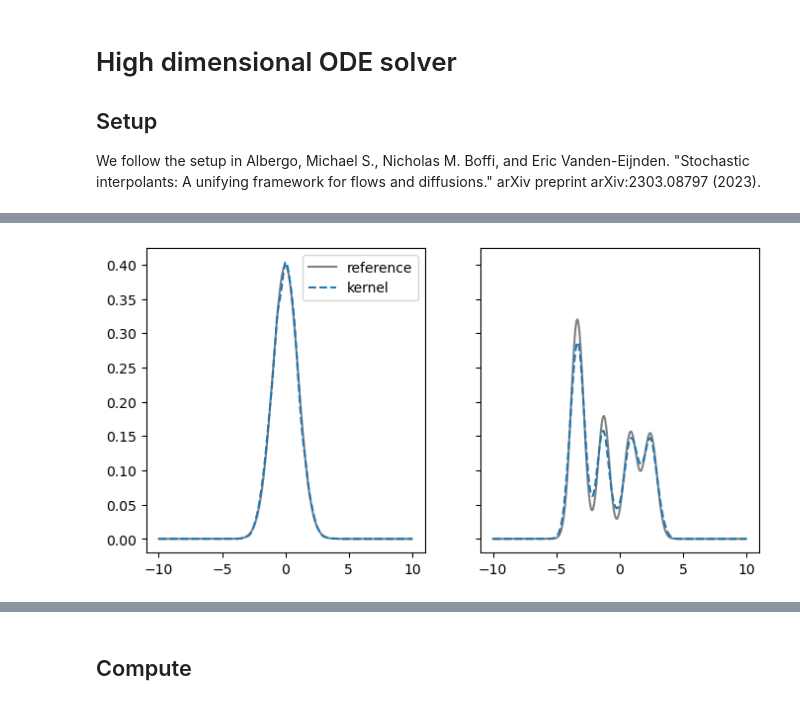
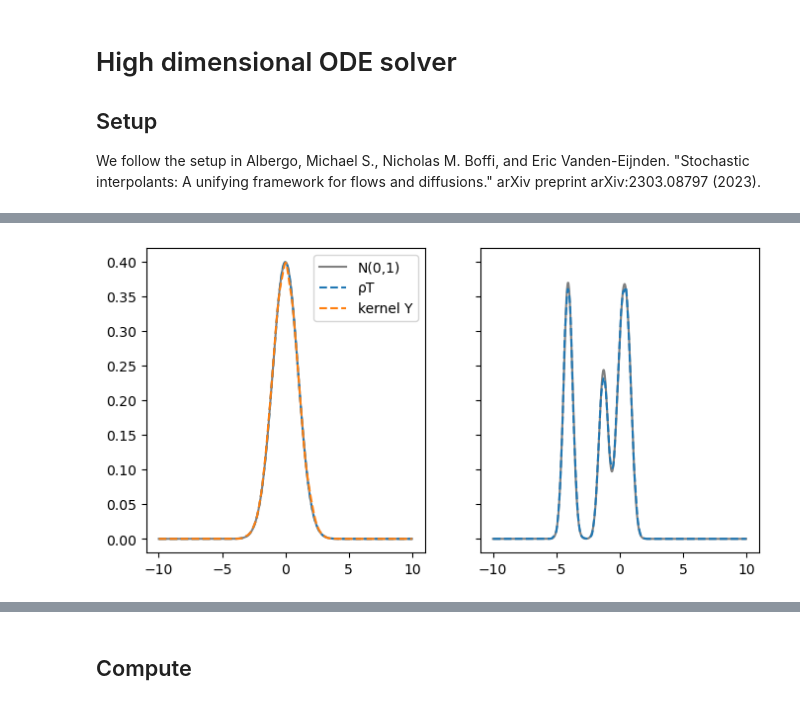
Before and after one commit to Zhengyu-Huang/InverseProblems.jl, a Jupyter notebook: Diffusion/Gaussian-mixture-density.ipynb, the cells around one changed output, grey strips where cells are left out. Saved outputs shown, nothing was run; the diff lists cells and outputs as text; code cells hidden in the pictures.

```diff
--- a/Diffusion/Gaussian-mixture-density.ipynb
+++ b/Diffusion/Gaussian-mixture-density.ipynb
@@ -261,13 +261,13 @@ solve (generic function with 2 methods)
 # %%
 x_w = [0.3; 0.3; 0.4]
 x_mean = vcat([-6.0;;], [4.0;;], [6.0;;])
-xx_cov = vcat([0.25;;;], [0.25;;;], [0.25;;;])
+xx_cov = [[0.25;;], [0.25;;], [0.25;;]]
 
 x_l, x_r, Ne = -10, 10, 1000
 Δx = (x_r - x_l) / Ne
 xx = LinRange(x_l, x_r, Ne + 1)
 xc = (xx[1:Ne] + xx[2:Ne+1])/2.0
-T, Nt = 4.0, 4000
+T, Nt = 8.0, 8000
 
 #ρ0 = compute_qt(x_w, x_mean, xx_cov, T, Array(reshape(xc, (Ne, 1))))
 #ρ0 = compute_qt([1.0;], [0.0;;], [1.0;;;], 0.0, Array(reshape(xc, (Ne, 1))))
@@ -437,14 +441,14 @@ x_l, x_r, Ne = -10, 10, 1000
 Δx = (x_r - x_l) / Ne
 xx = LinRange(x_l, x_r, Ne + 1)
 xc = (xx[1:Ne] + xx[2:Ne+1])/2.0
-ρ0 = compute_qt([1.0;], [0.0;;], [1.0;;;], 0.0, Array(reshape(xc, (Ne, 1))))
+ρ0 = compute_qt([1.0;], [0.0;;], [[1.0;;]], 0.0, Array(reshape(xc, (Ne, 1))))
 kernel = kde(Y0[:,1], bandwidth=cbandwidth(0.0))
 ρ̂0 = pdf(kernel, xc)
 ρT = compute_qt(x_w, x_mean, xx_cov, 0.0, Array(reshape(xc, (Ne, 1))))
 YT = rand(MixtureModel(Normal[
-   Normal(x_mean[1,1], sqrt(xx_cov[1,1,1])),
-   Normal(x_mean[2,1], sqrt(xx_cov[2,1,1])),
-   Normal(x_mean[3,1], sqrt(xx_cov[3,1,1]))], x_w), (Ny, dim))
+   Normal(x_mean[1,1], sqrt(xx_cov[1][1,1])),
+   Normal(x_mean[2,1], sqrt(xx_cov[2][1,1])),
+   Normal(x_mean[3,1], sqrt(xx_cov[3][1,1]))], x_w), (Ny, dim))
 
 kernel = kde(YT[:,1], bandwidth=cbandwidth(0.0))
 ρ̂T = pdf(kernel, xc)
@@ -485,8 +489,10 @@ TVes = zeros(Ntype, Nδ)
 rmeanes = zeros(Ntype, Nδ)   #relative mean error
 rcoves = zeros(Ntype, Nδ)    #relative covariance error
 GM_mean = x_w' * x_mean[:,1]
-GM_cov = x_w' * xx_cov[:,1,1] + x_w'* (x_mean[:,1] .- GM_mean).^2
-
+GM_cov = 0
+for i = 1:length(x_w)
+    GM_cov += x_w[i] * (xx_cov[i][1,1] + (x_mean[i,1] - GM_mean)^2)
+end
 for itype = 1:Ntype
     for iδ = 1:Nδ
         YT = Ys[itype, iδ, end, :, :]
@@ -578,23 +584,24 @@ We follow the setup in Albergo, Michael S., Nicholas M. Boffi, and Eric Vanden-E
 # %%
 Random.seed!(123)
 # Ny, dim = 40000, 128
-Ny, dim = 10000, 16
+Ny, dim = 40000, 128
 N_modes = 5
-x_w =  ones(N_modes)/N_modes
+x_w =  rand(Uniform(0,1), N_modes)
+x_w = x_w/sum(x_w)
+@info "reference x_w = ", x_w
+
 x_mean = 3.0*rand(Normal(0, 1), (N_modes, dim))
-xx_cov = zeros(N_modes, dim, dim)
-
+xx_cov = []
 for i = 1:N_modes
-    W = rand(Normal(0, 1), (dim, dim))
-    xx_cov[i,:,:] = 0.25*(W'*W/dim + I)/2.0
-    # xx_cov[i,:,:] += 0.25*I
+    W = rand(Normal(0, 1), (dim))
+    push!(xx_cov, 0.25*(Diagonal(W.*W)/dim + I)/2.0)
 end
 
-T, Nt = 4.0, 100
+T = 8.0
 Y0 = rand(Normal(0, 1), (Ny, dim))
 
 
-cbandwidth(t) = (4/(Ny*(1 + 2)))^(1/(1+4)) * (sqrt(2)*t/T + 1.0*(1 - t/T))
+cbandwidth(t) = (4/(Ny*(1 + 2)))^(1/(1+4)) * (0.5*t/T + 1.0*(1 - t/T))
 
 x_l, x_r, Ne = -10, 10, 1000
 Δx = (x_r - x_l) / Ne
@@ -602,27 +609,56 @@ xx = LinRange(x_l, x_r, Ne + 1)
 xc = (xx[1:Ne] + xx[2:Ne+1])/2.0
 
 
-# Visualize initial condition
+# Visualize/validate initial condition
 fig, ax = fig, ax = PyPlot.subplots(nrows = 1, ncols=2, sharex=true, sharey="row", figsize=(8,4))
-
-ρ0 = compute_qt([1.0;], [0.0;;], [1.0;;;], 0.0, Array(reshape(xc, (Ne, 1))))
+ρ0 = compute_qt([1.0;], [0.0;;], [[1.0;;]], 0.0, Array(reshape(xc, (Ne, 1))))
+ρT = compute_qt(x_w, x_mean[:, 1:1], [xx_cov[i][1:1,1:1] for i = 1:N_modes], T, Array(reshape(xc, (Ne, 1))))
+x_mean_T, xx_cov_T = compute_mt_covt(x_w, x_mean, xx_cov, T)
+GM_mean_T = x_mean_T' * x_w
+GM_cov_T = zeros(dim, dim)
+for i = 1:N_modes
+    GM_cov_T += x_w[i] * (xx_cov_T[i] + (x_mean_T[i,:] - GM_mean_T)*(x_mean_T[i,:] - GM_mean_T)')
+end
 kernel = kde(Y0[:,1], bandwidth=cbandwidth(0.0))
 ρ̂0 = pdf(kernel, xc)
-ax[1].plot(xc, ρ0, "-", color="grey", label="reference")
-ax[1].plot(xc, ρ̂0, "--", color="C0", label="kernel")
+@info "ρT vs N(0,1)  TV: ", sum(abs.(ρ0 - ρT)) / 2.0 * (xc[2] - xc[1]) , " mean: ", norm(GM_mean_T),  " cov: ", norm(GM_cov_T - I)/norm(Diagonal(ones(dim)))
+
+
+GM_mean_esti = sum(Y0, dims=1)[:]/Ny
+rcove   = norm((Y0 - ones(Ny)*GM_mean_esti')'*(Y0 - ones(Ny)*GM_mean_esti')/Ny - I) / norm(Diagonal(ones(dim)))
+@info "Y vs N(0,1)  TV: ", sum(abs.(ρ0 - ρ̂0)) / 2.0 * (xc[2] - xc[1]) , " mean: ", norm(GM_mean_esti),  " cov: ", rcove
+
+
+ax[1].plot(xc, ρ0, "-", color="grey", label="N(0,1)")
+ax[1].plot(xc, ρT, "--", color="C0", label="ρT")
+ax[1].plot(xc, ρ̂0, "--", color="C1", label="kernel Y")
 ax[1].legend()
 
-
-ρT = compute_qt(x_w, x_mean[:, 1:1], xx_cov[:,1:1,1:1], 0.0, Array(reshape(xc, (Ne, 1))))
+# test on final solution
+ρT = compute_qt(x_w, x_mean[:, 1:1], [xx_cov[i][1:1,1:1] for i = 1:N_modes], 0.0, Array(reshape(xc, (Ne, 1))))
 YT = rand(MixtureModel(MvNormal[
-   MvNormal(x_mean[1,:],  xx_cov[1,:,:]),
-   MvNormal(x_mean[2,:],  xx_cov[2,:,:]),
-   MvNormal(x_mean[3,:],  xx_cov[3,:,:]),
-   MvNormal(x_mean[4,:],  xx_cov[4,:,:]),
-   MvNormal(x_mean[5,:],  xx_cov[5,:,:])], x_w), (Ny))
+   MvNormal(x_mean[1,:],  xx_cov[1]),
+   MvNormal(x_mean[2,:],  xx_cov[2]),
+   MvNormal(x_mean[3,:],  xx_cov[3]),
+   MvNormal(x_mean[4,:],  xx_cov[4]),
+   MvNormal(x_mean[5,:],  xx_cov[5])], x_w), (Ny))
 
 kernel = kde(YT[1,:], bandwidth=cbandwidth(T))
 ρ̂T = pdf(kernel, xc)
 ax[2].plot(xc, ρT, "-", color="grey", label="reference")
 ax[2].plot(xc, ρ̂T, "--", color="C0", label="kernel")
+
+
+GM_mean = x_mean' * x_w
+GM_cov = zeros(dim, dim)
+for i = 1:N_modes
+    GM_cov += x_w[i] * (xx_cov[i] + (x_mean[i,:] - GM_mean)*(x_mean[i,:] - GM_mean)')
+end
+kernel = kde(YT[1,:], bandwidth=cbandwidth(T)) #project to the first component
+ρ̂T = pdf(kernel, xc)
+TVe    = sum(abs.(ρ̂T - q0)) / 2.0 * (xc[2] - xc[1])
+GM_mean_esti = sum(YT, dims=2)[:]/Ny
+rmeane  = norm(GM_mean_esti - GM_mean) / norm(GM_mean)
+rcove   = norm((YT' - ones(Ny)*GM_mean_esti')'*(YT' - ones(Ny)*GM_mean_esti')/Ny - GM_cov) / norm(GM_cov)
+@info "sample errors",  " TV: ", TVe, " mean: ", rmeane,  " cov: ", rcove
 # %% [output]
@@ -629 +669 @@ ax[2].plot(xc, ρ̂T, "--", color="C0", label="kernel")
-[figure, old version]
+[figure, new version]
```
Also changed, not shown: parts of 11 cells of this notebook.
